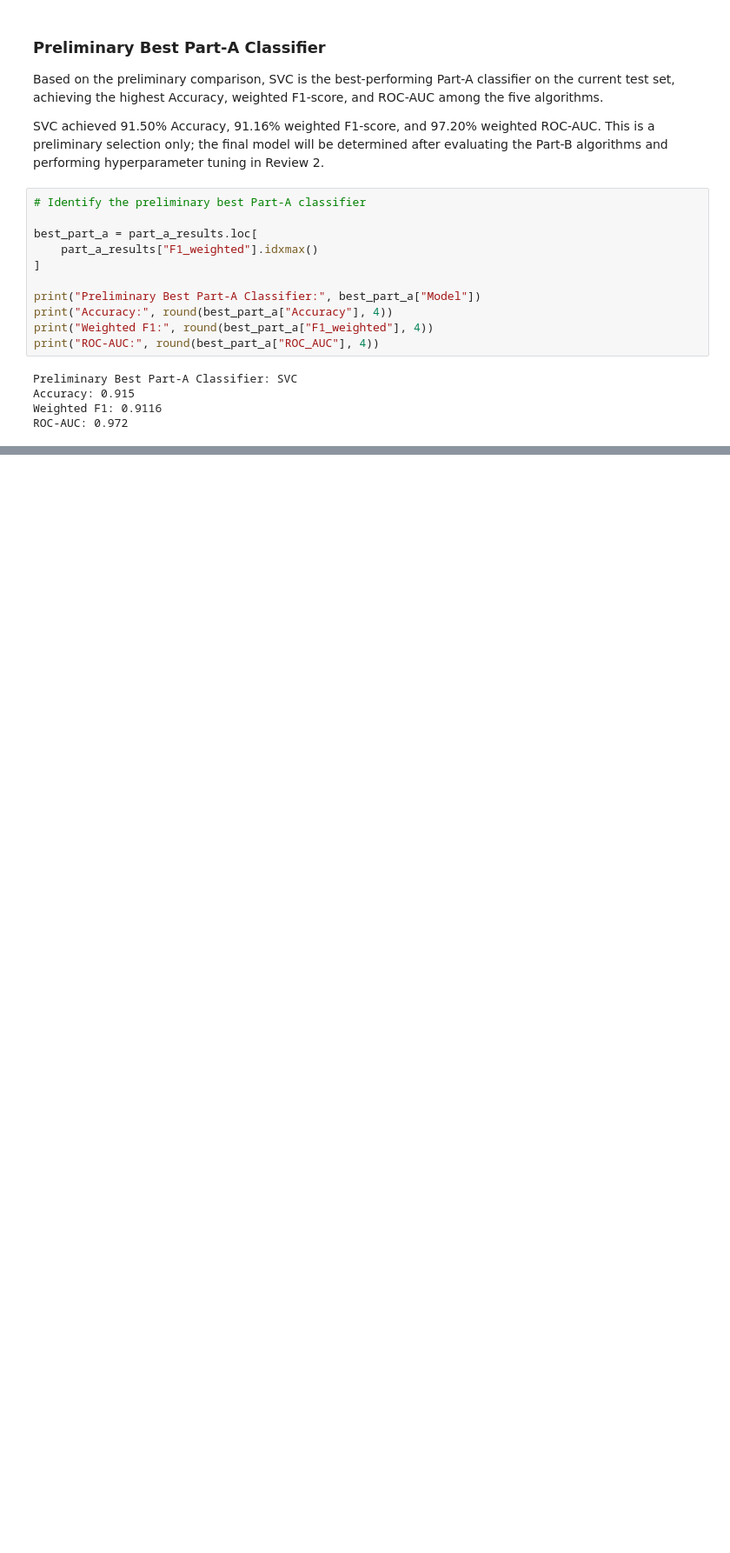
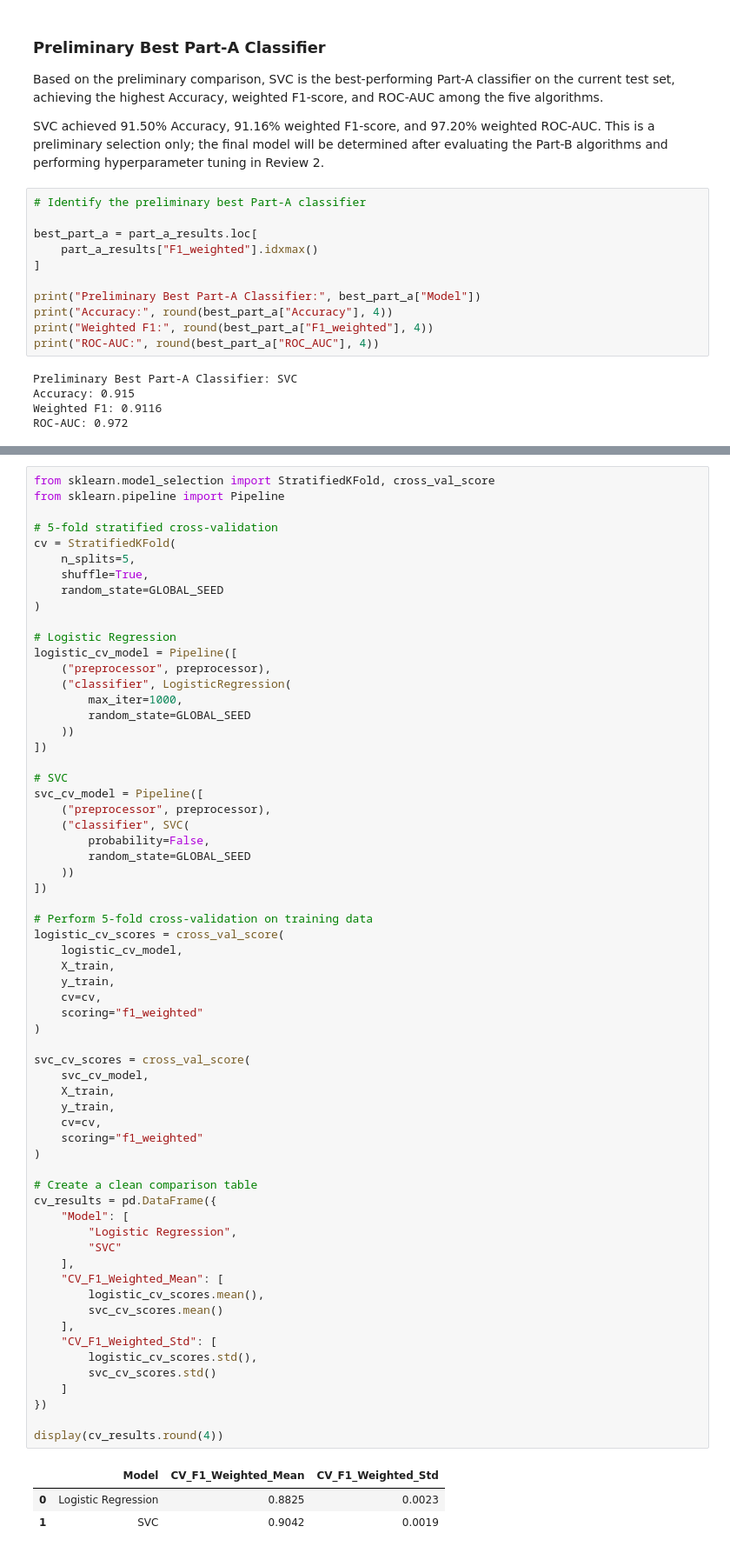
Before and after one commit to MohithKumar128/ML-301, a Jupyter notebook: notebooks/classification.ipynb, the cells around one changed output, grey strips where cells are left out. Shown at 87% size. Saved outputs shown, nothing was run; the diff lists cells and outputs as text; blank space fills up the shorter version.

Commit message:
Add cross-validation for top classification models

```diff
--- a/notebooks/classification.ipynb
+++ b/notebooks/classification.ipynb
@@ -1402,0 +1407,67 @@ ROC-AUC: 0.972
+# %%
+from sklearn.model_selection import StratifiedKFold, cross_val_score
+from sklearn.pipeline import Pipeline
+
+# 5-fold stratified cross-validation
+cv = StratifiedKFold(
+    n_splits=5,
+    shuffle=True,
+    random_state=GLOBAL_SEED
+)
+
+# Logistic Regression
+logistic_cv_model = Pipeline([
+    ("preprocessor", preprocessor),
+    ("classifier", LogisticRegression(
+        max_iter=1000,
+        random_state=GLOBAL_SEED
+    ))
+])
+
+# SVC
+svc_cv_model = Pipeline([
+    ("preprocessor", preprocessor),
+    ("classifier", SVC(
+        probability=False,
+        random_state=GLOBAL_SEED
+    ))
+])
+
+# Perform 5-fold cross-validation on training data
+logistic_cv_scores = cross_val_score(
+    logistic_cv_model,
+    X_train,
+    y_train,
+    cv=cv,
+    scoring="f1_weighted"
+)
+
+svc_cv_scores = cross_val_score(
+    svc_cv_model,
+    X_train,
+    y_train,
+    cv=cv,
+    scoring="f1_weighted"
+)
+
+# Create a clean comparison table
+cv_results = pd.DataFrame({
+    "Model": [
+        "Logistic Regression",
+        "SVC"
+    ],
+    "CV_F1_Weighted_Mean": [
+        logistic_cv_scores.mean(),
+        svc_cv_scores.mean()
+    ],
+    "CV_F1_Weighted_Std": [
+        logistic_cv_scores.std(),
+        svc_cv_scores.std()
+    ]
+})
+
+display(cv_results.round(4))
+# %% [output]
+|  | Model | CV_F1_Weighted_Mean | CV_F1_Weighted_Std |
+| 0 | Logistic Regression | 0.8825 | 0.0023 |
+| 1 | SVC | 0.9042 | 0.0019 |
```
Also changed, not shown: parts of 2 cells of this notebook.
